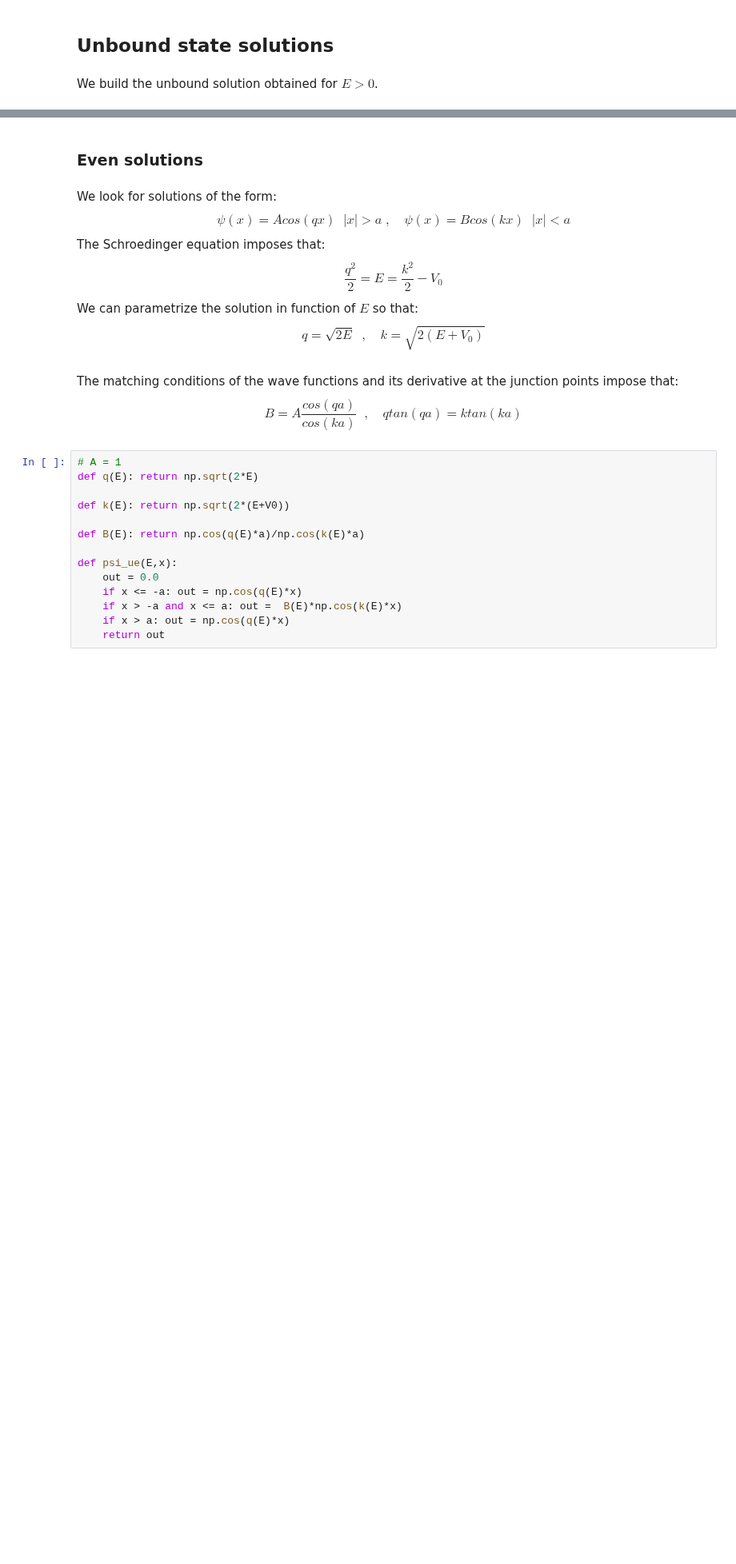
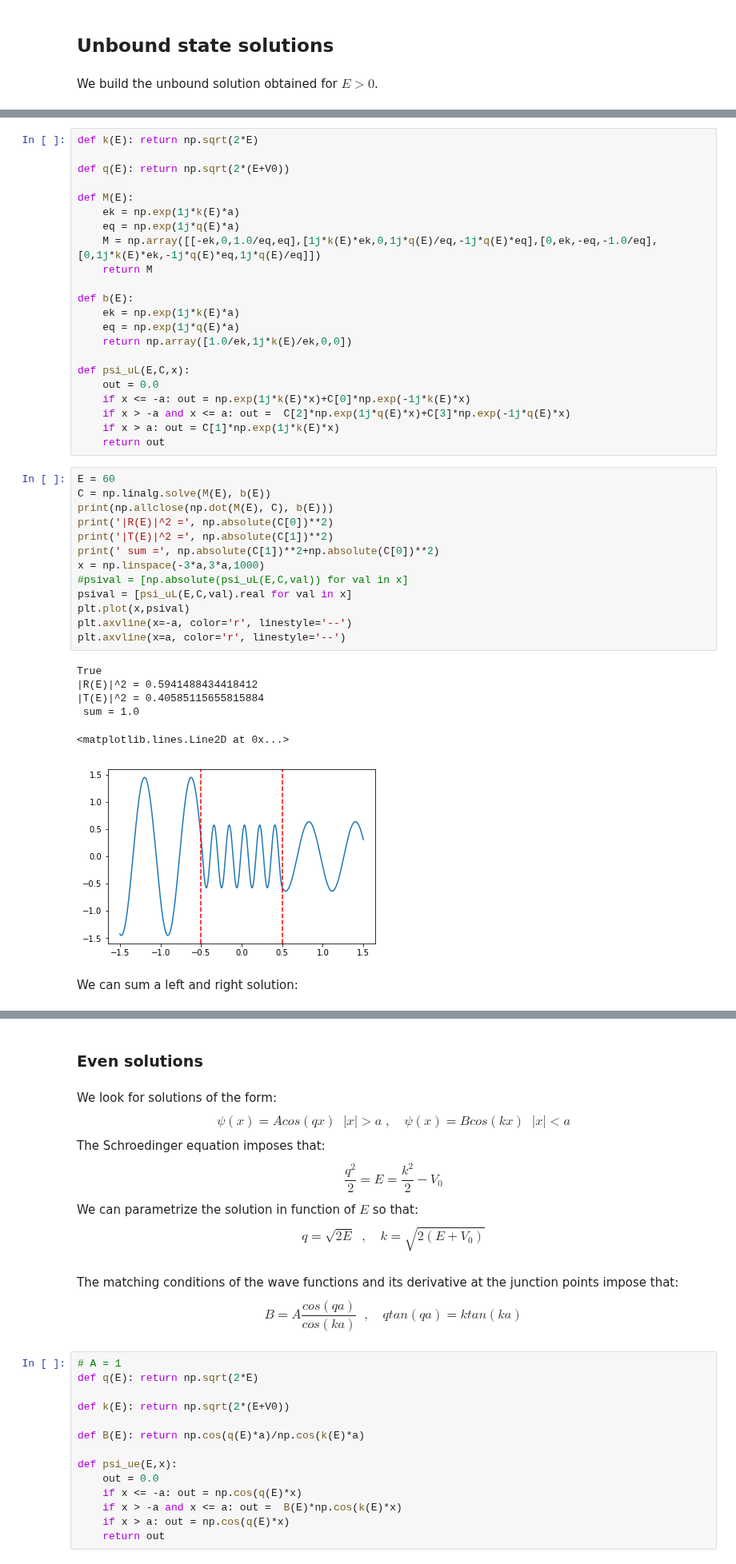
Before and after one commit to luigigenovese/KPM-nb, a Jupyter notebook: POLARIZABILITY/Potential_well_(infinite_domain_vs_finite_box).ipynb, the cells around one changed output, grey strips where cells are left out. Shown at 80% size. Cells and saved outputs as stored; diff of their text form; blank space fills up the shorter version.

```diff
--- a/POLARIZABILITY/Potential_well_(infinite_domain_vs_finite_box).ipynb
+++ b/POLARIZABILITY/Potential_well_(infinite_domain_vs_finite_box).ipynb
@@ -128,0 +155,44 @@ We build the unbound solution obtained for $E>0$.
+# %%
+def k(E): return np.sqrt(2*E)
+
+def q(E): return np.sqrt(2*(E+V0))
+
+def M(E):
+    ek = np.exp(1j*k(E)*a)
+    eq = np.exp(1j*q(E)*a)
+    M = np.array([[-ek,0,1.0/eq,eq],[1j*k(E)*ek,0,1j*q(E)/eq,-1j*q(E)*eq],[0,ek,-eq,-1.0/eq],[0,1j*k(E)*ek,-1j*q(E)*eq,1j*q(E)/eq]])
+    return M
+
+def b(E):
+    ek = np.exp(1j*k(E)*a)
+    eq = np.exp(1j*q(E)*a)
+    return np.array([1.0/ek,1j*k(E)/ek,0,0])
+
+def psi_uL(E,C,x):
+    out = 0.0
+    if x <= -a: out = np.exp(1j*k(E)*x)+C[0]*np.exp(-1j*k(E)*x)
+    if x > -a and x <= a: out =  C[2]*np.exp(1j*q(E)*x)+C[3]*np.exp(-1j*q(E)*x)
+    if x > a: out = C[1]*np.exp(1j*k(E)*x)
+    return out
+# %%
+E = 60
+C = np.linalg.solve(M(E), b(E))
+print(np.allclose(np.dot(M(E), C), b(E)))
+print('|R(E)|^2 =', np.absolute(C[0])**2)
+print('|T(E)|^2 =', np.absolute(C[1])**2)
+print(' sum =', np.absolute(C[1])**2+np.absolute(C[0])**2)
+x = np.linspace(-3*a,3*a,1000)
+#psival = [np.absolute(psi_uL(E,C,val)) for val in x]
+psival = [psi_uL(E,C,val).real for val in x]
+plt.plot(x,psival)
+plt.axvline(x=-a, color='r', linestyle='--')
+plt.axvline(x=a, color='r', linestyle='--')
+# %% [output]
+True
+|R(E)|^2 = 0.5941488434418412
+|T(E)|^2 = 0.40585115655815884
+ sum = 1.0
+<matplotlib.lines.Line2D at 0x...>
+[figure, added]
+# %% [markdown]
+We can sum a left and right solution:
```
Also changed, not shown: parts of 26 cells of this notebook.
